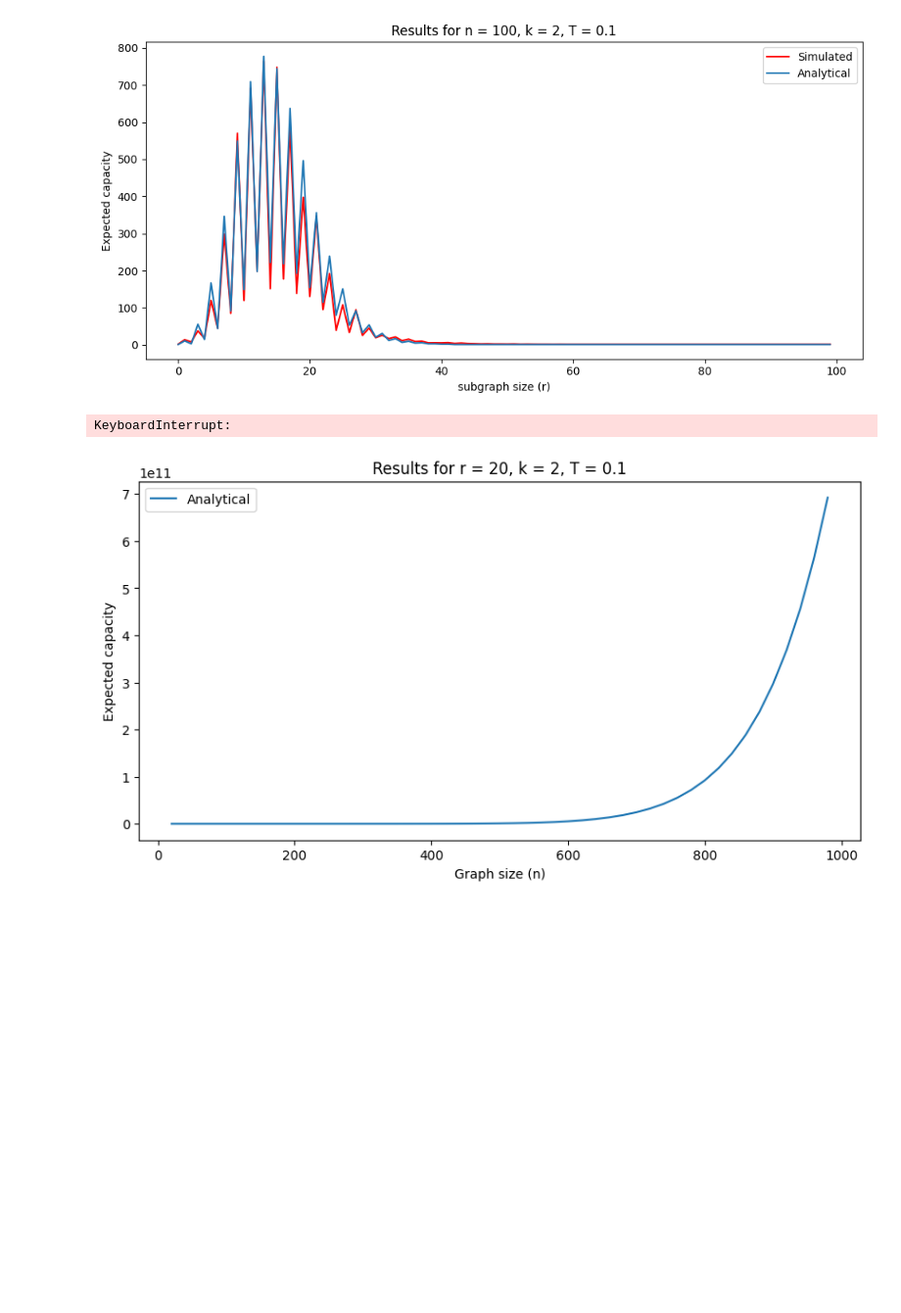
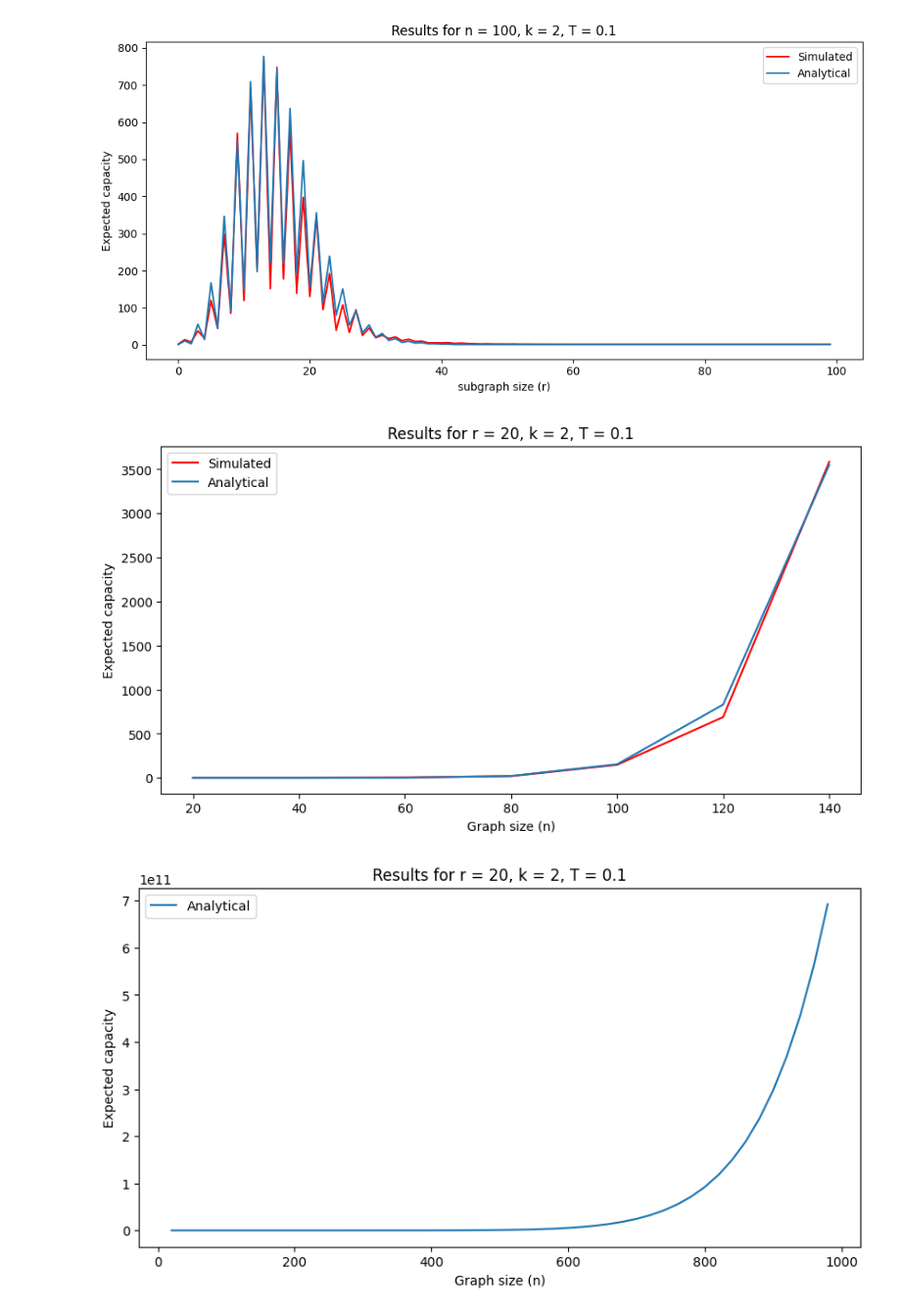
Before and after one commit to chandradeep24/Valiant, a Jupyter notebook: Notebooks/r_sublist_capacity.ipynb, the cells around one changed output. Shown at 98% size. Cells and saved outputs as stored; diff of their text form; code cells hidden in the pictures; blank space fills up the shorter version.

Commit message:
ready to work on visualization

```diff
--- a/Notebooks/r_sublist_capacity.ipynb
+++ b/Notebooks/r_sublist_capacity.ipynb
@@ -122,30 +122,30 @@ plt.show()
 # %%
 #capacity vs n for fixed r
 #INPUT PARAMS-------------------------
 r = 20
 T = 0.1
 k = 2
 H = 1
 #-------------------------------------
-x = range(r,50*r, r)
+x = range(r,8*r, r)
 analytical_results = []
 for n_iter in x:
     analytical_results.append(analytical_capacity(n_iter,r,T,k))
 
 simulated_results = []
 for n_iter in x:
     simulated_results.append(mean_simulated_capacity(n_iter,r,T,k,H,n_trials=10))
 
 plt.figure(figsize = (10,5))
 plt.plot(x, simulated_results, color='red', label='Simulated')
 plt.plot(x, analytical_results,  label='Analytical')
 plt.title("Results" + " for r = " + str(r) + ", k = " + str(k) + ", T = " + str(T))
 plt.xlabel('Graph size (n)')
 plt.ylabel('Expected capacity')
 plt.legend()
 plt.show()
 # %% [output]
-KeyboardInterrupt:
+[figure, added]
 # %%
 #capacity vs n for fixed r
 #INPUT PARAMS-------------------------
```
Also changed, not shown: parts of 3 cells of this notebook, 2 other files.
